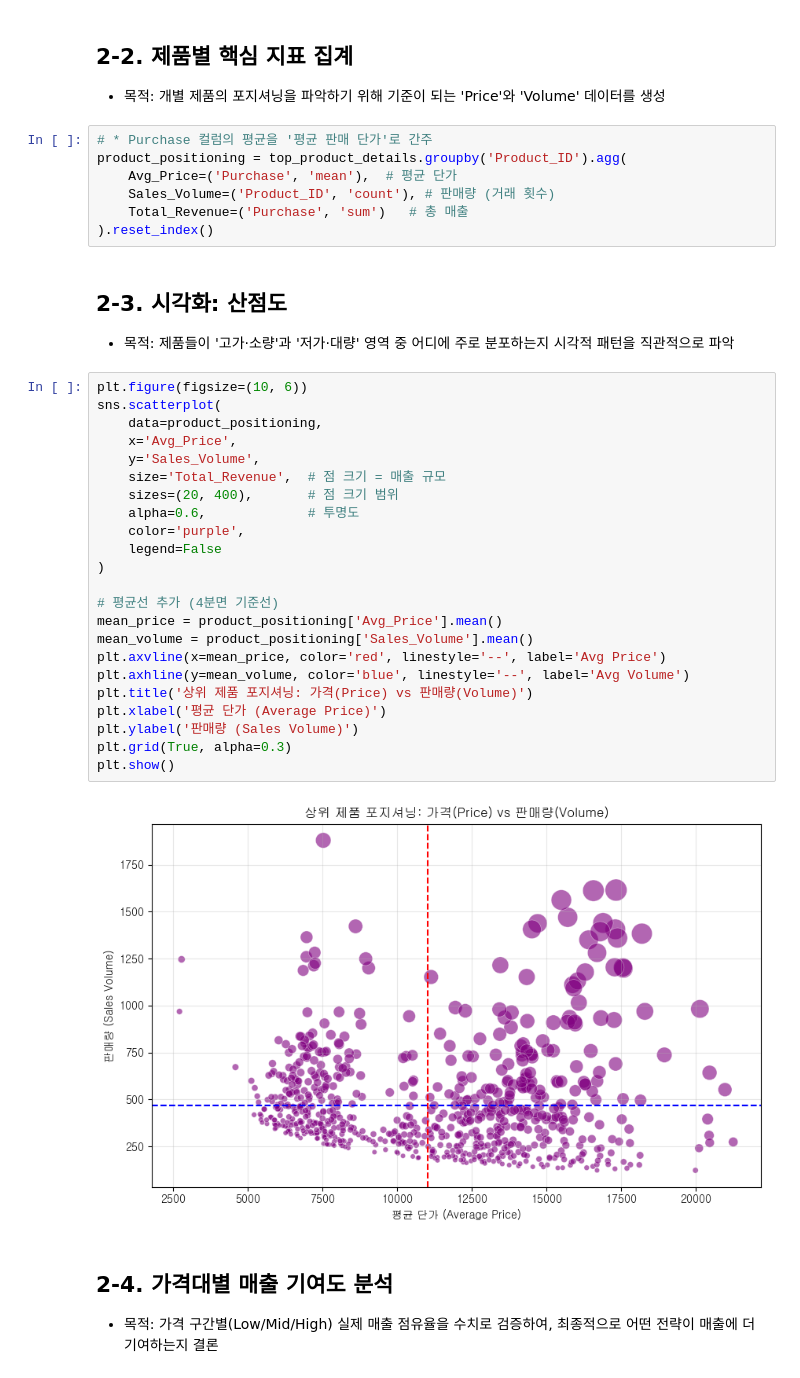
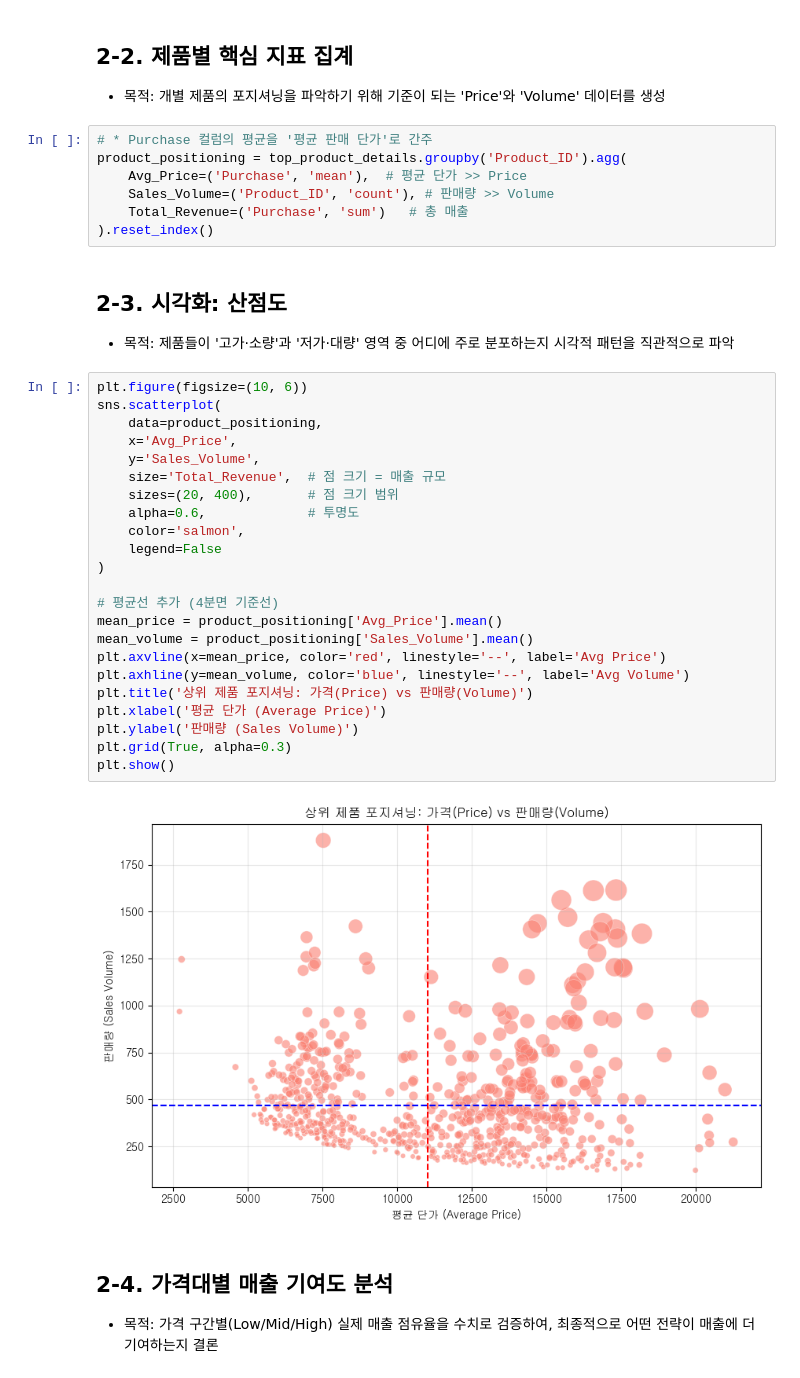
Before and after one commit to sohson/hipython, a Jupyter notebook: 45. Wallmart 데이터.ipynb, the cells around one changed output. Drawn from its saved outputs; the diff is of its cells as text.

```diff
--- a/45. Wallmart 데이터.ipynb
+++ b/45. Wallmart 데이터.ipynb
@@ -323,8 +316,8 @@ top_product_details
 # %%
 # * Purchase 컬럼의 평균을 '평균 판매 단가'로 간주
 product_positioning = top_product_details.groupby('Product_ID').agg(
-    Avg_Price=('Purchase', 'mean'),  # 평균 단가
-    Sales_Volume=('Product_ID', 'count'), # 판매량 (거래 횟수)
+    Avg_Price=('Purchase', 'mean'),  # 평균 단가 >> Price
+    Sales_Volume=('Product_ID', 'count'), # 판매량 >> Volume
     Total_Revenue=('Purchase', 'sum')   # 총 매출
 ).reset_index()
 # %% [markdown]
@@ -333,28 +326,28 @@ product_positioning = top_product_details.groupby('Product_ID').agg(
 # %%
 plt.figure(figsize=(10, 6))
 sns.scatterplot(
     data=product_positioning,
     x='Avg_Price',
     y='Sales_Volume',
     size='Total_Revenue',  # 점 크기 = 매출 규모
     sizes=(20, 400),       # 점 크기 범위
     alpha=0.6,             # 투명도
-    color='purple',
+    color='salmon',
     legend=False
 )
 
 # 평균선 추가 (4분면 기준선)
 mean_price = product_positioning['Avg_Price'].mean()
 mean_volume = product_positioning['Sales_Volume'].mean()
 plt.axvline(x=mean_price, color='red', linestyle='--', label='Avg Price')
 plt.axhline(y=mean_volume, color='blue', linestyle='--', label='Avg Volume')
 plt.title('상위 제품 포지셔닝: 가격(Price) vs 판매량(Volume)')
 plt.xlabel('평균 단가 (Average Price)')
 plt.ylabel('판매량 (Sales Volume)')
 plt.grid(True, alpha=0.3)
 plt.show()
 # %% [output]
-[figure, old version]
+[figure, new version]
 # %% [markdown]
 ## 2-4. 가격대별 매출 기여도 분석
 - 목적: 가격 구간별(Low/Mid/High) 실제 매출 점유율을 수치로 검증하여, 최종적으로 어떤 전략이 매출에 더 기여하는지 결론
```
Also changed, not shown: parts of 4 cells of this notebook.
